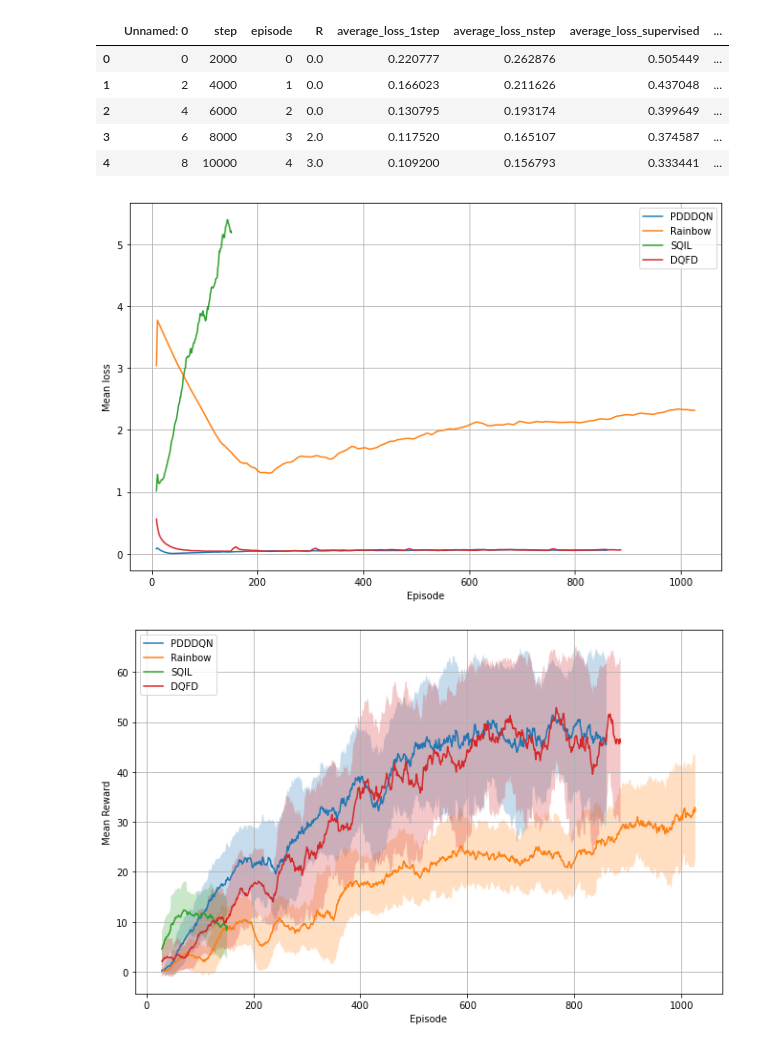
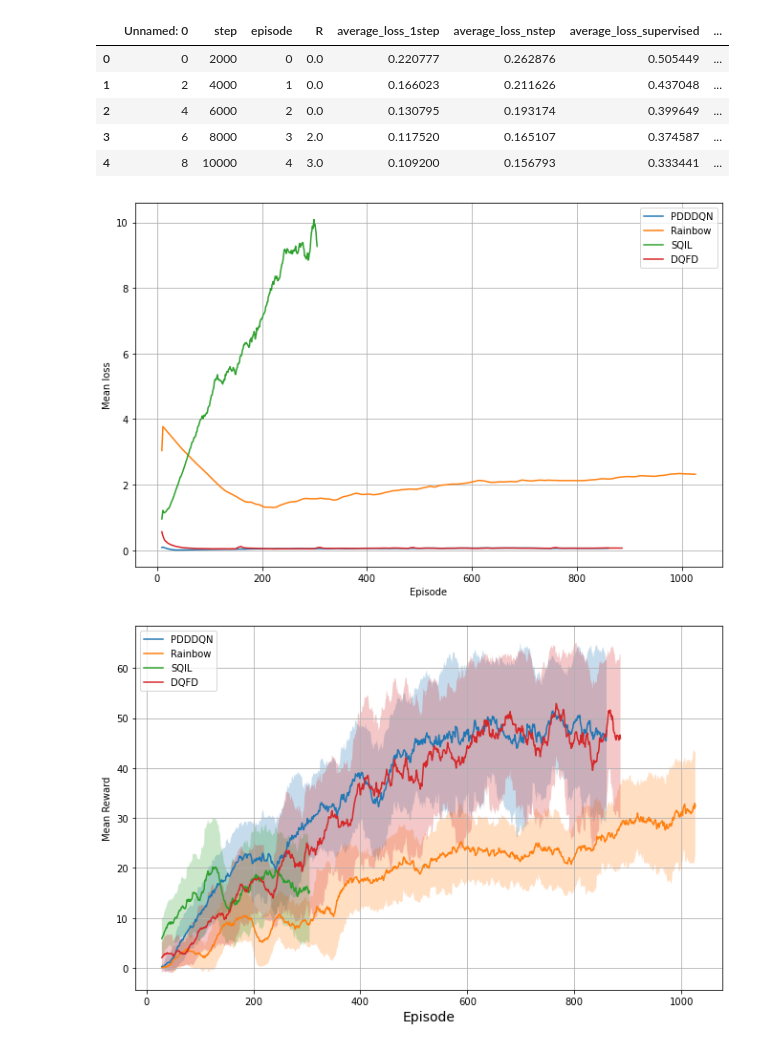
Before and after one commit to NiftyNico/DiamondsInTheRough, a Jupyter notebook: log_parser/baseline_comparison.ipynb, the cells around one changed output. Cells and saved outputs as stored; diff of their text form; code cells hidden in the pictures.

```diff
--- a/log_parser/baseline_comparison.ipynb
+++ b/log_parser/baseline_comparison.ipynb
@@ -10,7 +10,7 @@ prefix = '/home/shane/minerl/DiamondsInTheRough/log_parser/logs/'
 experiments = {
     'PDDDQN': 'shane_logs/',
     'Rainbow': 'bre_logs/',
-    'SQIL': 'nico_logs/tree_chop_1/',
+    'SQIL': 'nico_logs/sqil_tree_chop_2/',
     #'DQfD': 'daniel_logs/',
 }
 
@@ -85,27 +85,27 @@ ax.set_ylabel('Mean loss')
 ax.grid()
 plt.savefig('baseline_train_loss.png')
 # %% [output]
-[figure, old version]
+[figure, new version]
 # %%
 window = 30
 
 fig, ax = plt.subplots(figsize=(11,7))
 
 for name, series in train_rewards.iteritems():
     mean = series.rolling(window).mean()
     sigma = series.rolling(window).std()
     ax.plot(mean, label=name)
     # comment out to remove standard deviation spread
     ax.fill_between(series.index.tolist(), mean+sigma, mean-sigma, alpha=0.25)
 
 #ax.set_title("Baseline comparison: mean reward by episode (smoothed)", fontsize=20)
 ax.legend(loc='upper left')
-ax.set_xlabel('Episode')
+ax.set_xlabel('Episode', fontsize=14)
 ax.set_ylabel('Mean Reward')
 ax.grid()
 plt.savefig('baseline_train_reward.png')
 # %% [output]
-[figure, old version]
+[figure, new version]
 # %%
 eval_losses = pd.DataFrame(index=pd.Index([], dtype='int64'))
 eval_q_values = pd.DataFrame(index=pd.Index([], dtype='int64'))
```
Also changed, not shown: parts of 3 cells of this notebook, 30 other files.
